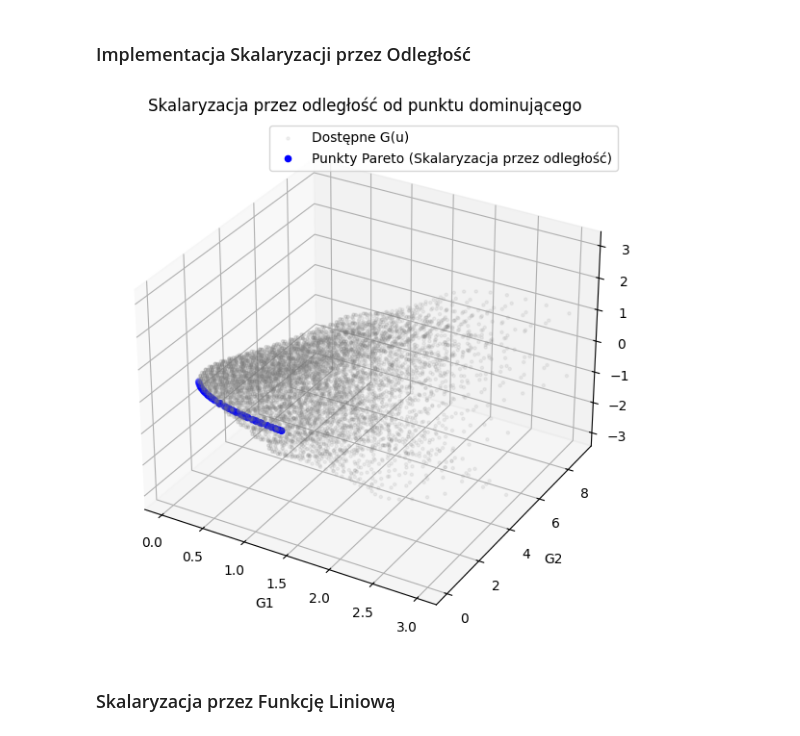
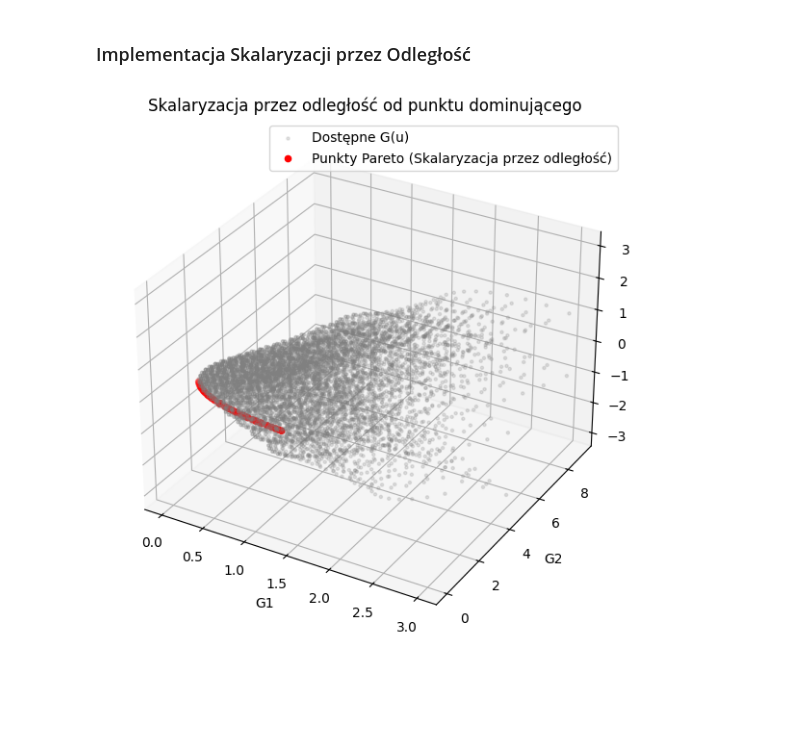
Before and after one commit to Julnowak/Optymalizacja-wielokryterialna, a Jupyter notebook: lab3/skalaryzacja.ipynb, the cells around one changed output. Cells and saved outputs as stored; diff of their text form; code cells hidden in the pictures; blank space fills up the shorter version.

```diff
--- a/lab3/skalaryzacja.ipynb
+++ b/lab3/skalaryzacja.ipynb
@@ -6,20 +9,28 @@ import matplotlib.pyplot as plt
+# %%
+def F1(u):
+    x, y = u
+    return x**2 + y**2
+
+def F2(u):
+    x, y = u
+    return (x - 1)**2 + (y + 1)**2
+
+def objectives(u):
+    return np.array([F1(u), F2(u)])
+
+U = [(-1, 1), (-1, 1)]  # Dziedzina U - kwadrat
+
+# Generacja zakresu dla funkcji
+x = np.linspace(-1, 1, 100)
+y = np.linspace(-1, 1, 100)
+
+# Funkcje nieliniowe
 # %% [markdown]
 ### Definicja funkcji celu
-# %%
-def objectives(u):
-    x, y = u
-    f1 = x**2 + y**2
-    f2 = (x - 1)**2 + (y + 1)**2
-    return np.array([f1, f2])
 # %%
 import numpy as np
 import matplotlib.pyplot as plt
-
-def objectives(u):
-    x, y = u
-    f1 = x**2 + y**2
-    f2 = (x - 1)**2 + (y + 1)**2
-    return np.array([f1, f2])
+from scipy.interpolate import splprep, splev
 
 def gradient_descent(objective, gradient, u0, bounds, learning_rate=0.05, max_iters=1000, tol=1e-6):
     u = np.array(u0, dtype=float)
@@ -38,14 +49,6 @@ def gradient_descent(objective, gradient, u0, bounds, learning_rate=0.05, max_it
         u = u_new
 
     return u
-
-def F1(u):
-    x, y = u
-    return x**2 + y**2
-
-def F2(u):
-    x, y = u
-    return (x - 1)**2 + (y + 1)**2
 
 def grad_F1(u):
     x, y = u
@@ -96,6 +99,7 @@ F_all = np.array([objectives(u) for u in U_grid])
 plt.figure(figsize=(10, 7))
 plt.scatter(F_all[:, 0], F_all[:, 1], s=1, label='Dostępne F(u)')
 plt.scatter(F_values[:, 0], F_values[:, 1], color='red', label='Punkty Pareto (Skalaryzacja)')
+
 plt.xlabel('F1')
 plt.ylabel('F2')
 plt.title('Skalaryzacja przez funkcję liniową')
@@ -437,19 +443,19 @@ G_pareto = np.array([sol[1] for sol in solutions])
 # %%
 # Wizualizacja 3D
 fig = plt.figure(figsize=(10, 7))
 ax = fig.add_subplot(111, projection='3d')
 
 # Wszystkie dostępne wartości G(u)
-ax.scatter(G_all[:, 0], G_all[:, 1], G_all[:, 2], s=5, color='gray', alpha=0.1, label='Dostępne G(u)')
+ax.scatter(G_all[:, 0], G_all[:, 1], G_all[:, 2], s=5, color='gray', alpha=0.2, label='Dostępne G(u)')
 
 # Punkty Pareto
-ax.scatter(G_pareto[:, 0], G_pareto[:, 1], G_pareto[:, 2], color='blue', label='Punkty Pareto (Skalaryzacja przez odległość)')
+ax.scatter(G_pareto[:, 0], G_pareto[:, 1], G_pareto[:, 2], color='red', label='Punkty Pareto (Skalaryzacja przez odległość)')
 
 ax.set_xlabel('G1')
 ax.set_ylabel('G2')
 ax.set_zlabel('G3')
 ax.set_title('Skalaryzacja przez odległość od punktu dominującego')
 ax.legend()
 plt.show()
 # %% [output]
-[figure, old version]
+[figure, new version]
@@ -462,2 +461,0 @@ def objectives(u):
-# %% [markdown]
-### Skalaryzacja przez Funkcję Liniową
```
Also changed, not shown: parts of 17 cells of this notebook.
